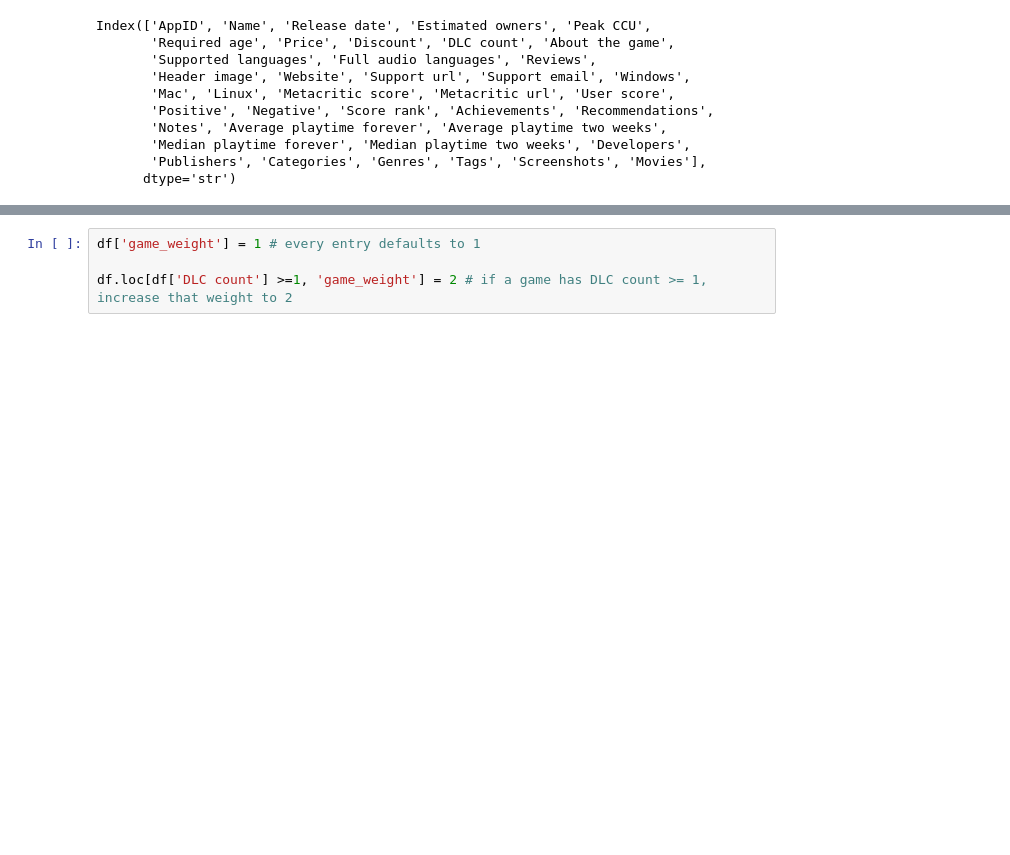
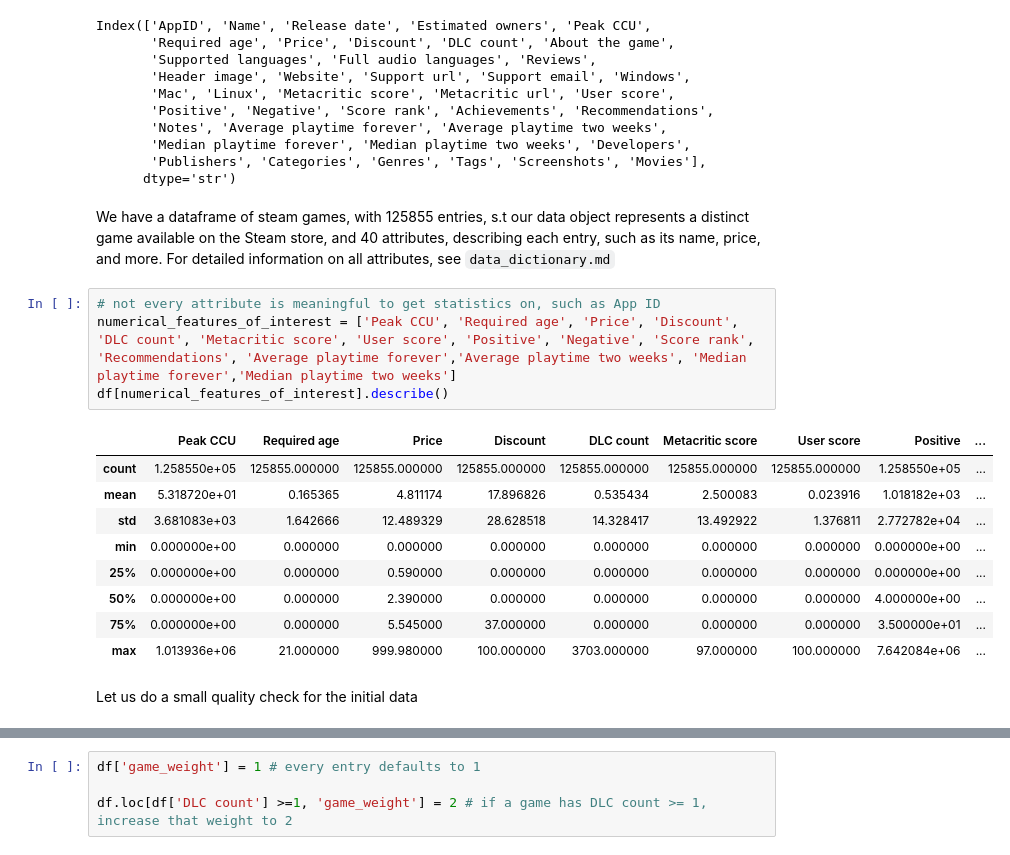
Before and after one commit to mangabe16/steam-developer-career-patterns, a Jupyter notebook: main.ipynb, the cells around one changed output, grey strips where cells are left out. Drawn from its saved outputs; the diff is of its cells as text; blank space fills up the shorter version.

```diff
--- a/main.ipynb
+++ b/main.ipynb
@@ -42,3 +100,22 @@ Index(['AppID', 'Name', 'Release date', 'Estimated owners', 'Peak CCU',
        'Median playtime forever', 'Median playtime two weeks', 'Developers',
        'Publishers', 'Categories', 'Genres', 'Tags', 'Screenshots', 'Movies'],
       dtype='str')
+# %% [markdown]
+We have a dataframe of steam games, with 125855 entries, s.t our data object represents a distinct game available on the Steam store, and 40 attributes, describing each entry, such as its name, price, and more.
+For detailed information on all attributes, see `data_dictionary.md`
+# %%
+# not every attribute is meaningful to get statistics on, such as App ID
+numerical_features_of_interest = ['Peak CCU', 'Required age', 'Price', 'Discount', 'DLC count', 'Metacritic score', 'User score', 'Positive', 'Negative', 'Score rank', 'Recommendations', 'Average playtime forever','Average playtime two weeks', 'Median playtime forever','Median playtime two weeks']
+df[numerical_features_of_interest].describe()
+# %% [output]
+|  | Peak CCU | Required age | Price | Discount | DLC count | Metacritic score | User score | Positive | ... |
+| count | 1.258550e+05 | 125855.000000 | 125855.000000 | 125855.000000 | 125855.000000 | 125855.000000 | 125855.000000 | 1.258550e+05 | ... |
+| mean | 5.318720e+01 | 0.165365 | 4.811174 | 17.896826 | 0.535434 | 2.500083 | 0.023916 | 1.018182e+03 | ... |
+| std | 3.681083e+03 | 1.642666 | 12.489329 | 28.628518 | 14.328417 | 13.492922 | 1.376811 | 2.772782e+04 | ... |
+| min | 0.000000e+00 | 0.000000 | 0.000000 | 0.000000 | 0.000000 | 0.000000 | 0.000000 | 0.000000e+00 | ... |
+| 25% | 0.000000e+00 | 0.000000 | 0.590000 | 0.000000 | 0.000000 | 0.000000 | 0.000000 | 0.000000e+00 | ... |
+| 50% | 0.000000e+00 | 0.000000 | 2.390000 | 0.000000 | 0.000000 | 0.000000 | 0.000000 | 4.000000e+00 | ... |
+| 75% | 0.000000e+00 | 0.000000 | 5.545000 | 37.000000 | 0.000000 | 0.000000 | 0.000000 | 3.500000e+01 | ... |
+| max | 1.013936e+06 | 21.000000 | 999.980000 | 100.000000 | 3703.000000 | 97.000000 | 100.000000 | 7.642084e+06 | ... |
+# %% [markdown]
+Let us do a small quality check for the initial data
```
Also changed, not shown: parts of 57 cells of this notebook, 2 other files.
